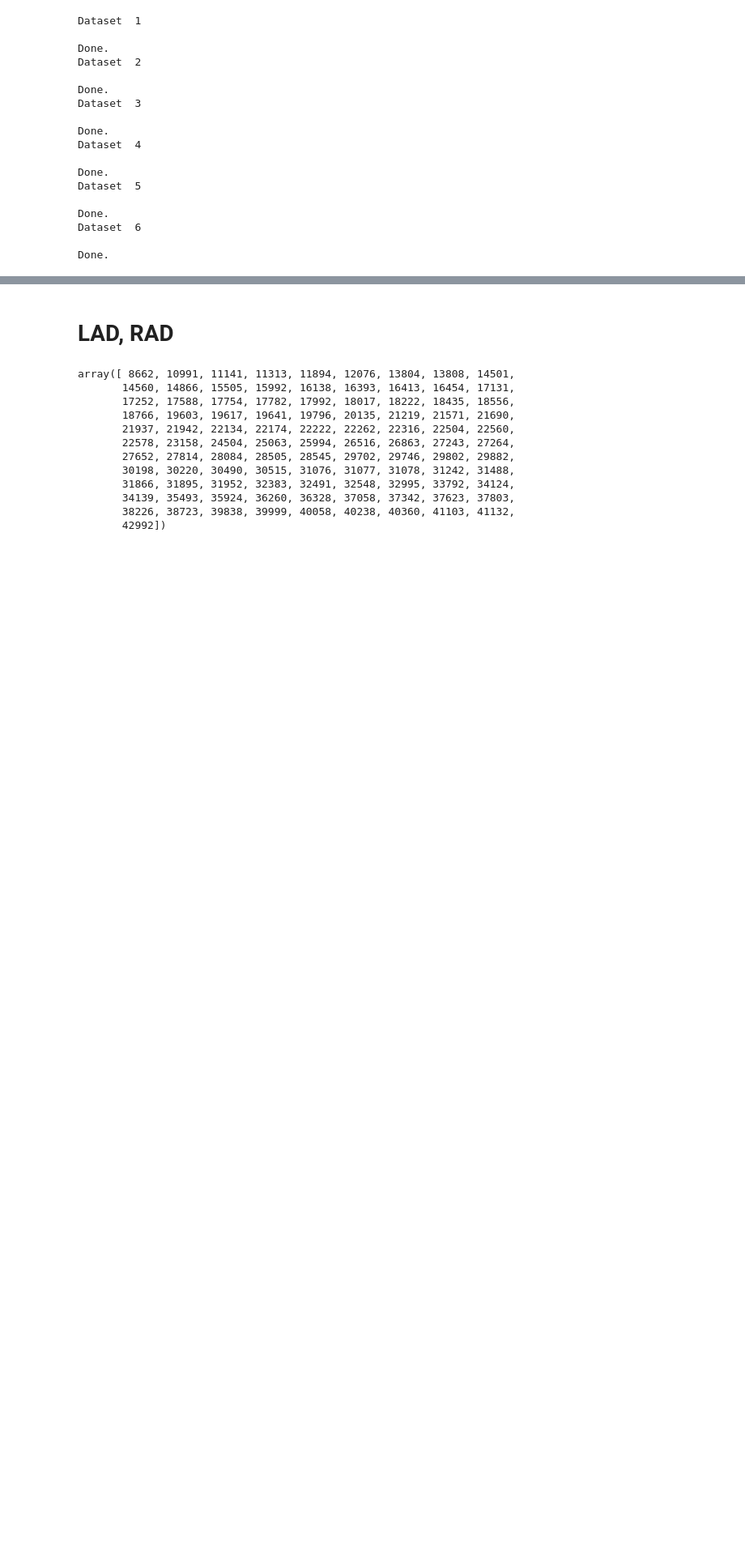
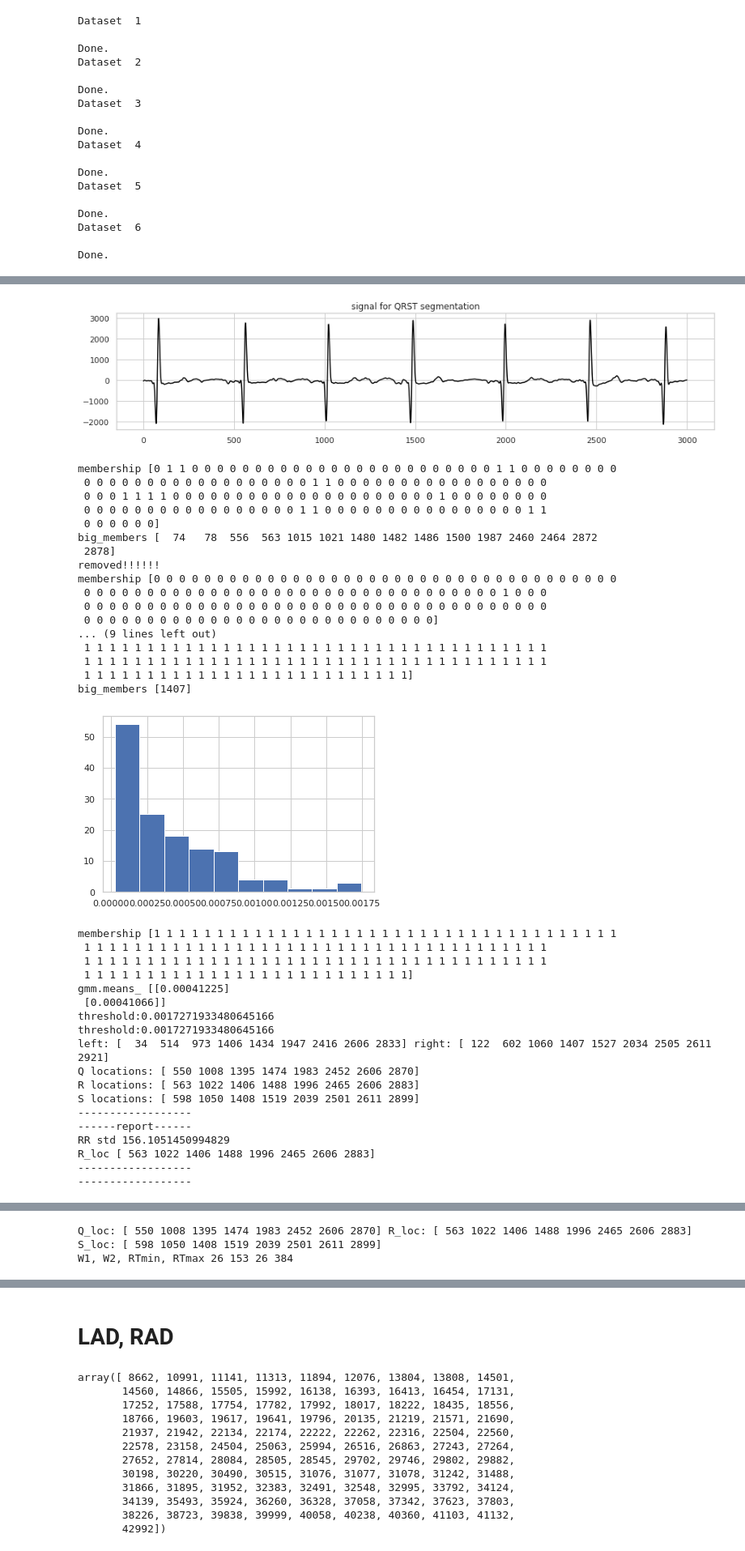
Before and after one commit to SeffyVon/ECG_MICResNet, a Jupyter notebook: source/Signal_processing.ipynb, the cells around one changed output, grey strips where cells are left out. Shown at 81% size. Saved outputs shown, nothing was run; the diff lists cells and outputs as text; code cells hidden in the pictures; blank space fills up the shorter version.

Commit message:
[DV] R ok with GMM thresh for Pan-Tompkins. Working on S and T elbow points

```diff
--- a/source/Signal_processing.ipynb
+++ b/source/Signal_processing.ipynb
@@ -111,6 +111,36 @@ for i, Header_data in tqdm(enumerate(Header_datas)):
             break
     if not encore:
         break
+# %%
+from signal_processing import myfilter, extract_QRST, main_QRST
+import matplotlib.pyplot as plt
+import seaborn as sns
+sns.set()
+qrs_chn = 12 # use the PCA of the frontal plane
+for postfix in ['','_2']:
+    for scored_code in tqdm(first_idx.keys()): #
+
+        idx = first_idx[scored_code]
+        codes = get_classes_from_header(Header_datas[idx])
+        names = ', '.join([get_name(int(code), Dx_map, Dx_map_unscored) for code in codes])
+
+        if postfix == '':
+            filtered_Data = myfilter(Datas[idx][:,1000:4000], 500, vis=False)
+        else:
+            filtered_Data = myfilter(Datas[idx][:,-4000:-1000], 500, vis=False)
+
+        # get the lead to apply Pan Tomkins
+        main_QRST(filtered_Data, idx, scored_code, postfix, names, fig2=True)
+# %%
+for postfix in ['']:
+    for idx in tqdm(range(0, 10000)): #
+        codes = get_classes_from_header(Header_datas[idx])
+        names = ', '.join([get_name(int(code), Dx_map, Dx_map_unscored) for code in codes])
+
+        filtered_Data = myfilter(Datas[idx][:,1000:4000], 500, vis=False)
+
+        # get the lead to apply Pan Tomkins
+        main_QRST(filtered_Data, idx, scored_code, postfix, names, fig2=True)
 # %%
 from signal_processing import myfilter, extract_QRST, main_QRST
 import matplotlib.pyplot as plt
@@ -136,0 +169,45 @@ for postfix in ['','_2']:
+# %%
+idx = 200#8074 #325#158#325#34#17#8659#4#18#61#10927#6886# 8659
+codes = get_classes_from_header(Header_datas[idx])
+names = ', '.join([get_name(int(code), Dx_map, Dx_map_unscored) for code in codes])
+filtered_Data = myfilter(Datas[idx][:,1000:4000], 500, vis=False)
+#filtered_Data = myfilter(Datas[idx][:,-4000:-1000], 500, vis=False)
+main_QRST(filtered_Data, idx, codes, postfix, names, vis=True, verbose=True, fig1=True, fig2=True)
+# %% [output]
+[figure, added]
+membership [0 1 1 0 0 0 0 0 0 0 0 0 0 0 0 0 0 0 0 0 0 0 0 0 0 0 0 1 1 0 0 0 0 0 0 0 0
+ 0 0 0 0 0 0 0 0 0 0 0 0 0 0 0 0 0 0 1 1 0 0 0 0 0 0 0 0 0 0 0 0 0 0 0 0 0
+ 0 0 0 1 1 1 1 0 0 0 0 0 0 0 0 0 0 0 0 0 0 0 0 0 0 0 0 0 1 0 0 0 0 0 0 0 0
+ 0 0 0 0 0 0 0 0 0 0 0 0 0 0 0 0 0 1 1 0 0 0 0 0 0 0 0 0 0 0 0 0 0 0 0 1 1
+ 0 0 0 0 0 0]
+big_members [  74   78  556  563 1015 1021 1480 1482 1486 1500 1987 2460 2464 2872
+ 2878]
+removed!!!!!!
+membership [0 0 0 0 0 0 0 0 0 0 0 0 0 0 0 0 0 0 0 0 0 0 0 0 0 0 0 0 0 0 0 0 0 0 0 0 0
+ 0 0 0 0 0 0 0 0 0 0 0 0 0 0 0 0 0 0 0 0 0 0 0 0 0 0 0 0 0 0 0 0 0 1 0 0 0
+ 0 0 0 0 0 0 0 0 0 0 0 0 0 0 0 0 0 0 0 0 0 0 0 0 0 0 0 0 0 0 0 0 0 0 0 0 0
+ 0 0 0 0 0 0 0 0 0 0 0 0 0 0 0 0 0 0 0 0 0 0 0 0 0 0 0 0]
+... (9 lines left out)
+ 1 1 1 1 1 1 1 1 1 1 1 1 1 1 1 1 1 1 1 1 1 1 1 1 1 1 1 1 1 1 1 1 1 1 1 1 1
+ 1 1 1 1 1 1 1 1 1 1 1 1 1 1 1 1 1 1 1 1 1 1 1 1 1 1 1 1 1 1 1 1 1 1 1 1 1
+ 1 1 1 1 1 1 1 1 1 1 1 1 1 1 1 1 1 1 1 1 1 1 1 1 1 1]
+big_members [1407]
+[figure, added]
+membership [1 1 1 1 1 1 1 1 1 1 1 1 1 1 1 1 1 1 1 1 1 1 1 1 1 1 1 1 1 1 1 1 1 1 1 1 1
+ 1 1 1 1 1 1 1 1 1 1 1 1 1 1 1 1 1 1 1 1 1 1 1 1 1 1 1 1 1 1 1 1 1 1 1 1 1
+ 1 1 1 1 1 1 1 1 1 1 1 1 1 1 1 1 1 1 1 1 1 1 1 1 1 1 1 1 1 1 1 1 1 1 1 1 1
+ 1 1 1 1 1 1 1 1 1 1 1 1 1 1 1 1 1 1 1 1 1 1 1 1 1 1]
+gmm.means_ [[0.00041225]
+ [0.00041066]]
+threshold:0.0017271933480645166
+threshold:0.0017271933480645166
+left: [  34  514  973 1406 1434 1947 2416 2606 2833] right: [ 122  602 1060 1407 1527 2034 2505 2611 2921]
+Q locations: [ 550 1008 1395 1474 1983 2452 2606 2870]
+R locations: [ 563 1022 1406 1488 1996 2465 2606 2883]
+S locations: [ 598 1050 1408 1519 2039 2501 2611 2899]
+------------------
+------report------
+RR std 156.1051450994829
+R_loc [ 563 1022 1406 1488 1996 2465 2606 2883]
+------------------
+------------------
@@ -136,0 +215,2 @@ for postfix in ['','_2']:
+Q_loc: [ 550 1008 1395 1474 1983 2452 2606 2870] R_loc: [ 563 1022 1406 1488 1996 2465 2606 2883] S_loc: [ 598 1050 1408 1519 2039 2501 2611 2899]
+W1, W2, RTmin, RTmax 26 153 26 384
```
Also changed, not shown: parts of 6 cells of this notebook, 1 other file.
